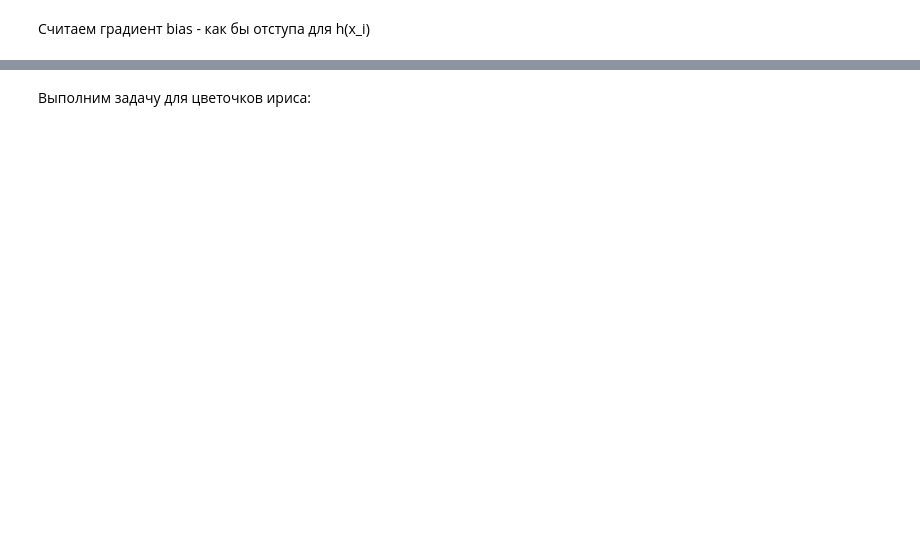
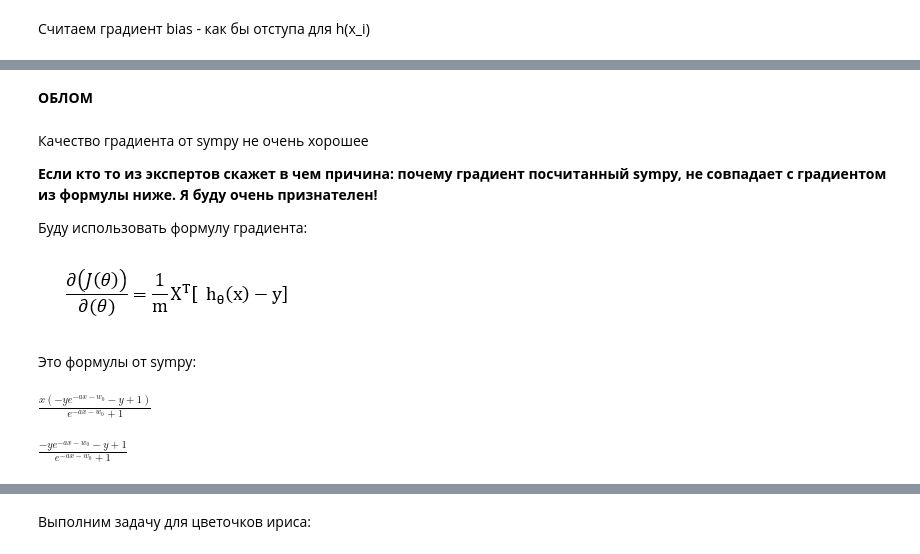
Before and after one commit to ShamanValenok117/ML, a Jupyter notebook: HW_2/HW_2.ipynb, the cells around one changed output, grey strips where cells are left out. Cells and saved outputs as stored; diff of their text form; code cells hidden in the pictures; blank space fills up the shorter version.

```diff
--- a/HW_2/HW_2.ipynb
+++ b/HW_2/HW_2.ipynb
@@ -204,0 +143,26 @@ logit(X,params).T,   (logit(X,params).T > .5).astype(int)   ,   Y.T
+# %% [markdown]
+**ОБЛОМ**
+# %% [markdown]
+Качество градиента от sympy не очень хорошее
+
+**Если кто то из экспертов скажет в чем причина: почему градиент посчитанный sympy, не совпадает с градиентом из формулы ниже. Я буду очень признателен!**
+
+
+Буду использовать формулу градиента:
+# %%
+from IPython.display import Image
+Image("der_loss_func.png")
+# %% [output]
+[figure, added]
+# %% [markdown]
+Это формулы от sympy:
+# %%
+# Градиент для тета
+expression_loss_f_dif_a
+# %% [output]
+$\displaystyle \frac{x \left(- y e^{- a x - w_{0}} - y + 1\right)}{e^{- a x - w_{0}} + 1}$
+# %%
+# Градиент для биаса
+expression_loss_f_dif_w0
+# %% [output]
+$\displaystyle \frac{- y e^{- a x - w_{0}} - y + 1}{e^{- a x - w_{0}} + 1}$
```
Also changed, not shown: parts of 65 cells of this notebook.
